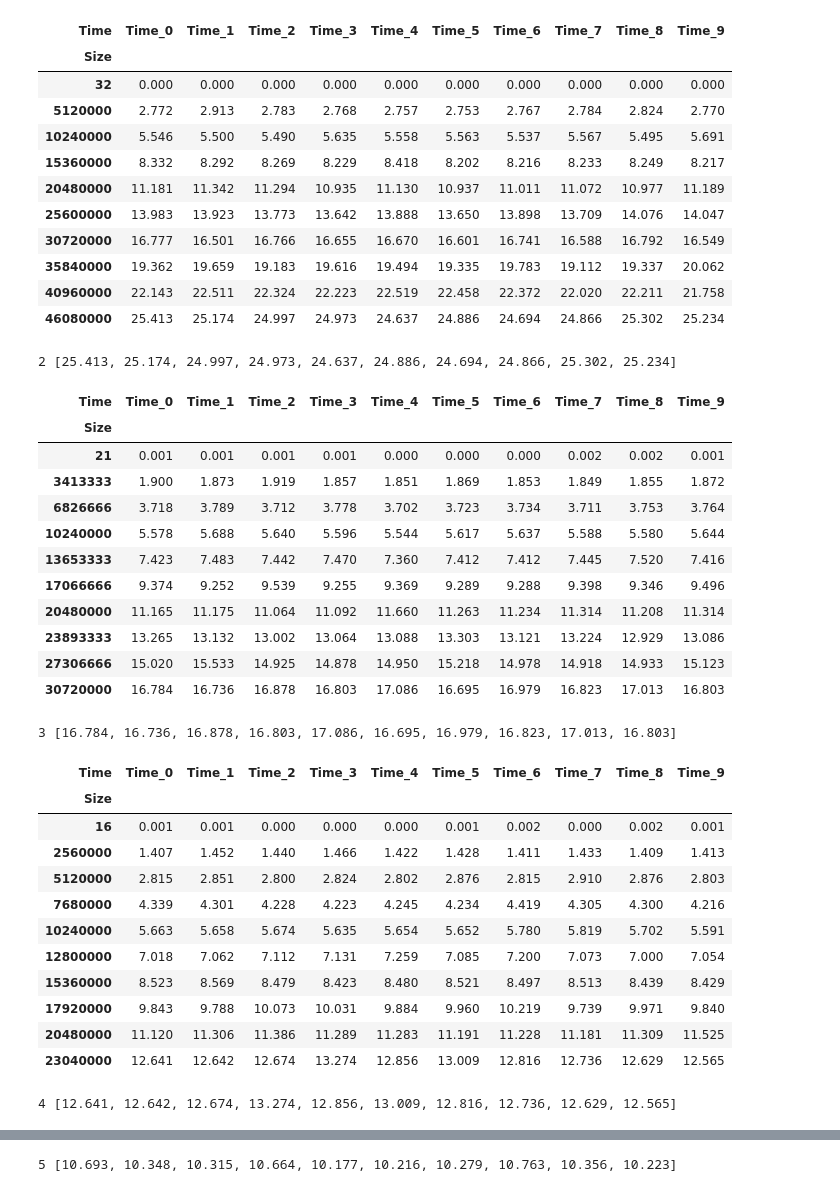
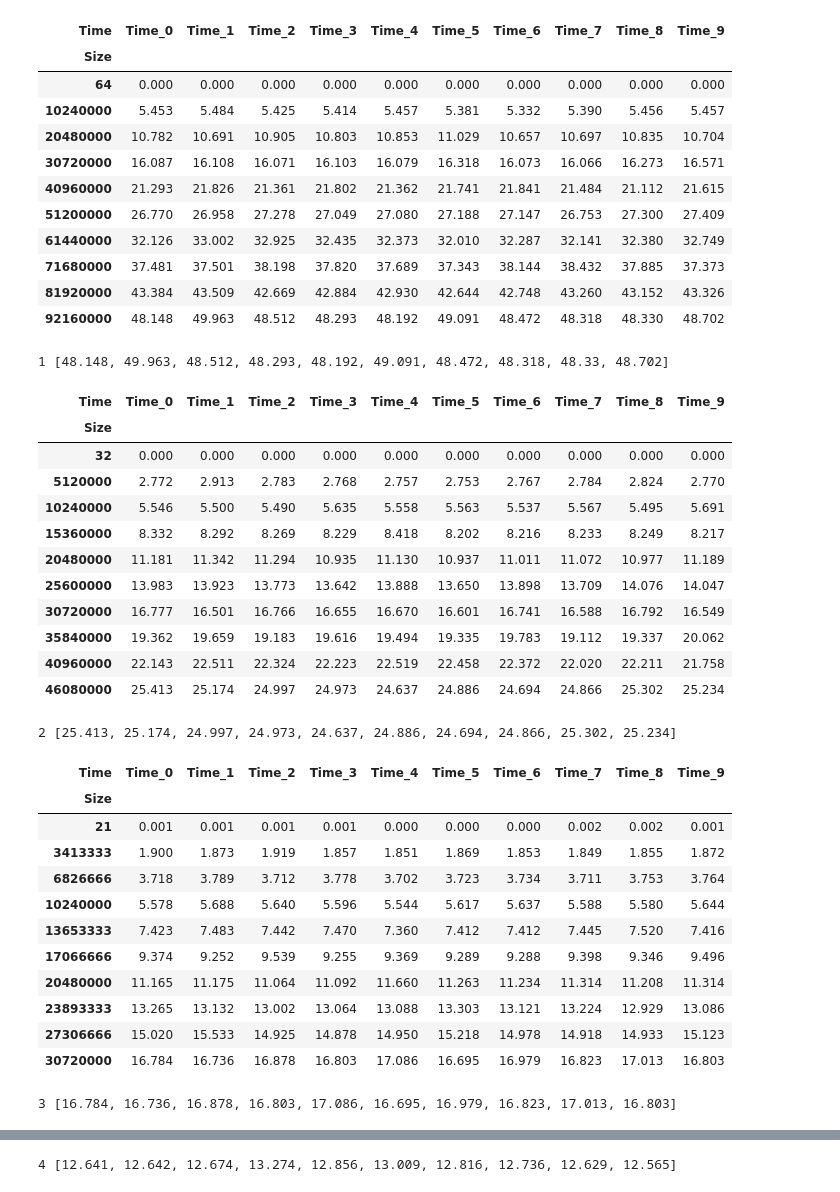
Before and after one commit to cloudmesh/cloudmesh-mpi, a Jupyter notebook: examples/count/analyse.ipynb, the cells around one changed output, grey strips where cells are left out. Drawn from its saved outputs; the diff is of its cells as text; code cells hidden in the pictures.

```diff
--- a/examples/count/analyse.ipynb
+++ b/examples/count/analyse.ipynb
@@ -22,70 +22,71 @@ data = OrderedDict()
 a =  [("gregor", "alienware", 4),
       ("gregor", "alienware", 8),
       ("gregor", "alienware", 16),
       ("gregor", "alienware", 32)]
 i5 = [
-#    ("gregor", "i5", 1),
+    ("gregor", "i5", 1),
     ("gregor", "i5", 2),
     ("gregor", "i5", 3),
     ("gregor", "i5", 4),
       ("gregor", "i5", 5),
       ("gregor", "i5", 6),
       ("gregor", "i5", 7),
       ("gregor", "i5", 8),
       ("gregor", "i5", 9),
       ("gregor", "i5", 10),
       ("gregor", "i5", 11),
       ("gregor", "i5", 12)]
 
 for user, node, processors in i5:
 
     label = f"{user}-{node}-{processors}"
     output = f"benchmark/{user}"
 
     df = pd.read_pickle(f"{output}/{label}-df.pkl")
     display(df)
     row = list(df.iloc[[-1]].values[0])
+    # row = list(df.iloc[[4]].values[0])
     print (processors, row)
     data[str(processors)] = row
 # %% [output]
 | Time | Time_0 | Time_1 | Time_2 | Time_3 | Time_4 | Time_5 | Time_6 | Time_7 | Time_8 | Time_9 |
 | Size |  |  |  |  |  |  |  |  |  |  |
-| 32 | 0.000 | 0.000 | 0.000 | 0.000 | 0.000 | 0.000 | 0.000 | 0.000 | 0.000 | 0.000 |
-| 5120000 | 2.772 | 2.913 | 2.783 | 2.768 | 2.757 | 2.753 | 2.767 | 2.784 | 2.824 | 2.770 |
-| 10240000 | 5.546 | 5.500 | 5.490 | 5.635 | 5.558 | 5.563 | 5.537 | 5.567 | 5.495 | 5.691 |
-| 15360000 | 8.332 | 8.292 | 8.269 | 8.229 | 8.418 | 8.202 | 8.216 | 8.233 | 8.249 | 8.217 |
-| 20480000 | 11.181 | 11.342 | 11.294 | 10.935 | 11.130 | 10.937 | 11.011 | 11.072 | 10.977 | 11.189 |
-| 25600000 | 13.983 | 13.923 | 13.773 | 13.642 | 13.888 | 13.650 | 13.898 | 13.709 | 14.076 | 14.047 |
-| 30720000 | 16.777 | 16.501 | 16.766 | 16.655 | 16.670 | 16.601 | 16.741 | 16.588 | 16.792 | 16.549 |
-| 35840000 | 19.362 | 19.659 | 19.183 | 19.616 | 19.494 | 19.335 | 19.783 | 19.112 | 19.337 | 20.062 |
-| 40960000 | 22.143 | 22.511 | 22.324 | 22.223 | 22.519 | 22.458 | 22.372 | 22.020 | 22.211 | 21.758 |
-| 46080000 | 25.413 | 25.174 | 24.997 | 24.973 | 24.637 | 24.886 | 24.694 | 24.866 | 25.302 | 25.234 |
+| 64 | 0.000 | 0.000 | 0.000 | 0.000 | 0.000 | 0.000 | 0.000 | 0.000 | 0.000 | 0.000 |
+| 10240000 | 5.453 | 5.484 | 5.425 | 5.414 | 5.457 | 5.381 | 5.332 | 5.390 | 5.456 | 5.457 |
+| 20480000 | 10.782 | 10.691 | 10.905 | 10.803 | 10.853 | 11.029 | 10.657 | 10.697 | 10.835 | 10.704 |
+| 30720000 | 16.087 | 16.108 | 16.071 | 16.103 | 16.079 | 16.318 | 16.073 | 16.066 | 16.273 | 16.571 |
+| 40960000 | 21.293 | 21.826 | 21.361 | 21.802 | 21.362 | 21.741 | 21.841 | 21.484 | 21.112 | 21.615 |
+| 51200000 | 26.770 | 26.958 | 27.278 | 27.049 | 27.080 | 27.188 | 27.147 | 26.753 | 27.300 | 27.409 |
+| 61440000 | 32.126 | 33.002 | 32.925 | 32.435 | 32.373 | 32.010 | 32.287 | 32.141 | 32.380 | 32.749 |
+| 71680000 | 37.481 | 37.501 | 38.198 | 37.820 | 37.689 | 37.343 | 38.144 | 38.432 | 37.885 | 37.373 |
+| 81920000 | 43.384 | 43.509 | 42.669 | 42.884 | 42.930 | 42.644 | 42.748 | 43.260 | 43.152 | 43.326 |
+| 92160000 | 48.148 | 49.963 | 48.512 | 48.293 | 48.192 | 49.091 | 48.472 | 48.318 | 48.330 | 48.702 |
-2 [25.413, 25.174, 24.997, 24.973, 24.637, 24.886, 24.694, 24.866, 25.302, 25.234]
+1 [48.148, 49.963, 48.512, 48.293, 48.192, 49.091, 48.472, 48.318, 48.33, 48.702]
 | Time | Time_0 | Time_1 | Time_2 | Time_3 | Time_4 | Time_5 | Time_6 | Time_7 | Time_8 | Time_9 |
 | Size |  |  |  |  |  |  |  |  |  |  |
-| 21 | 0.001 | 0.001 | 0.001 | 0.001 | 0.000 | 0.000 | 0.000 | 0.002 | 0.002 | 0.001 |
-| 3413333 | 1.900 | 1.873 | 1.919 | 1.857 | 1.851 | 1.869 | 1.853 | 1.849 | 1.855 | 1.872 |
-| 6826666 | 3.718 | 3.789 | 3.712 | 3.778 | 3.702 | 3.723 | 3.734 | 3.711 | 3.753 | 3.764 |
-| 10240000 | 5.578 | 5.688 | 5.640 | 5.596 | 5.544 | 5.617 | 5.637 | 5.588 | 5.580 | 5.644 |
-| 13653333 | 7.423 | 7.483 | 7.442 | 7.470 | 7.360 | 7.412 | 7.412 | 7.445 | 7.520 | 7.416 |
-| 17066666 | 9.374 | 9.252 | 9.539 | 9.255 | 9.369 | 9.289 | 9.288 | 9.398 | 9.346 | 9.496 |
-| 20480000 | 11.165 | 11.175 | 11.064 | 11.092 | 11.660 | 11.263 | 11.234 | 11.314 | 11.208 | 11.314 |
-| 23893333 | 13.265 | 13.132 | 13.002 | 13.064 | 13.088 | 13.303 | 13.121 | 13.224 | 12.929 | 13.086 |
-| 27306666 | 15.020 | 15.533 | 14.925 | 14.878 | 14.950 | 15.218 | 14.978 | 14.918 | 14.933 | 15.123 |
-| 30720000 | 16.784 | 16.736 | 16.878 | 16.803 | 17.086 | 16.695 | 16.979 | 16.823 | 17.013 | 16.803 |
+| 32 | 0.000 | 0.000 | 0.000 | 0.000 | 0.000 | 0.000 | 0.000 | 0.000 | 0.000 | 0.000 |
+| 5120000 | 2.772 | 2.913 | 2.783 | 2.768 | 2.757 | 2.753 | 2.767 | 2.784 | 2.824 | 2.770 |
+| 10240000 | 5.546 | 5.500 | 5.490 | 5.635 | 5.558 | 5.563 | 5.537 | 5.567 | 5.495 | 5.691 |
+| 15360000 | 8.332 | 8.292 | 8.269 | 8.229 | 8.418 | 8.202 | 8.216 | 8.233 | 8.249 | 8.217 |
+| 20480000 | 11.181 | 11.342 | 11.294 | 10.935 | 11.130 | 10.937 | 11.011 | 11.072 | 10.977 | 11.189 |
+| 25600000 | 13.983 | 13.923 | 13.773 | 13.642 | 13.888 | 13.650 | 13.898 | 13.709 | 14.076 | 14.047 |
+| 30720000 | 16.777 | 16.501 | 16.766 | 16.655 | 16.670 | 16.601 | 16.741 | 16.588 | 16.792 | 16.549 |
+| 35840000 | 19.362 | 19.659 | 19.183 | 19.616 | 19.494 | 19.335 | 19.783 | 19.112 | 19.337 | 20.062 |
+| 40960000 | 22.143 | 22.511 | 22.324 | 22.223 | 22.519 | 22.458 | 22.372 | 22.020 | 22.211 | 21.758 |
+| 46080000 | 25.413 | 25.174 | 24.997 | 24.973 | 24.637 | 24.886 | 24.694 | 24.866 | 25.302 | 25.234 |
-3 [16.784, 16.736, 16.878, 16.803, 17.086, 16.695, 16.979, 16.823, 17.013, 16.803]
+2 [25.413, 25.174, 24.997, 24.973, 24.637, 24.886, 24.694, 24.866, 25.302, 25.234]
 | Time | Time_0 | Time_1 | Time_2 | Time_3 | Time_4 | Time_5 | Time_6 | Time_7 | Time_8 | Time_9 |
 | Size |  |  |  |  |  |  |  |  |  |  |
-| 16 | 0.001 | 0.001 | 0.000 | 0.000 | 0.000 | 0.001 | 0.002 | 0.000 | 0.002 | 0.001 |
-| 2560000 | 1.407 | 1.452 | 1.440 | 1.466 | 1.422 | 1.428 | 1.411 | 1.433 | 1.409 | 1.413 |
-| 5120000 | 2.815 | 2.851 | 2.800 | 2.824 | 2.802 | 2.876 | 2.815 | 2.910 | 2.876 | 2.803 |
-| 7680000 | 4.339 | 4.301 | 4.228 | 4.223 | 4.245 | 4.234 | 4.419 | 4.305 | 4.300 | 4.216 |
-| 10240000 | 5.663 | 5.658 | 5.674 | 5.635 | 5.654 | 5.652 | 5.780 | 5.819 | 5.702 | 5.591 |
-| 12800000 | 7.018 | 7.062 | 7.112 | 7.131 | 7.259 | 7.085 | 7.200 | 7.073 | 7.000 | 7.054 |
-| 15360000 | 8.523 | 8.569 | 8.479 | 8.423 | 8.480 | 8.521 | 8.497 | 8.513 | 8.439 | 8.429 |
-| 17920000 | 9.843 | 9.788 | 10.073 | 10.031 | 9.884 | 9.960 | 10.219 | 9.739 | 9.971 | 9.840 |
-| 20480000 | 11.120 | 11.306 | 11.386 | 11.289 | 11.283 | 11.191 | 11.228 | 11.181 | 11.309 | 11.525 |
-| 23040000 | 12.641 | 12.642 | 12.674 | 13.274 | 12.856 | 13.009 | 12.816 | 12.736 | 12.629 | 12.565 |
+| 21 | 0.001 | 0.001 | 0.001 | 0.001 | 0.000 | 0.000 | 0.000 | 0.002 | 0.002 | 0.001 |
+| 3413333 | 1.900 | 1.873 | 1.919 | 1.857 | 1.851 | 1.869 | 1.853 | 1.849 | 1.855 | 1.872 |
+| 6826666 | 3.718 | 3.789 | 3.712 | 3.778 | 3.702 | 3.723 | 3.734 | 3.711 | 3.753 | 3.764 |
+| 10240000 | 5.578 | 5.688 | 5.640 | 5.596 | 5.544 | 5.617 | 5.637 | 5.588 | 5.580 | 5.644 |
+| 13653333 | 7.423 | 7.483 | 7.442 | 7.470 | 7.360 | 7.412 | 7.412 | 7.445 | 7.520 | 7.416 |
+| 17066666 | 9.374 | 9.252 | 9.539 | 9.255 | 9.369 | 9.289 | 9.288 | 9.398 | 9.346 | 9.496 |
+| 20480000 | 11.165 | 11.175 | 11.064 | 11.092 | 11.660 | 11.263 | 11.234 | 11.314 | 11.208 | 11.314 |
+| 23893333 | 13.265 | 13.132 | 13.002 | 13.064 | 13.088 | 13.303 | 13.121 | 13.224 | 12.929 | 13.086 |
+| 27306666 | 15.020 | 15.533 | 14.925 | 14.878 | 14.950 | 15.218 | 14.978 | 14.918 | 14.933 | 15.123 |
+| 30720000 | 16.784 | 16.736 | 16.878 | 16.803 | 17.086 | 16.695 | 16.979 | 16.823 | 17.013 | 16.803 |
-4 [12.641, 12.642, 12.674, 13.274, 12.856, 13.009, 12.816, 12.736, 12.629, 12.565]
+3 [16.784, 16.736, 16.878, 16.803, 17.086, 16.695, 16.979, 16.823, 17.013, 16.803]
 | Time | Time_0 | Time_1 | Time_2 | Time_3 | Time_4 | Time_5 | Time_6 | Time_7 | Time_8 | Time_9 |
 | Size |  |  |  |  |  |  |  |  |  |  |
@@ -102,3 +103,3 @@ for user, node, processors in i5:
-5 [10.693, 10.348, 10.315, 10.664, 10.177, 10.216, 10.279, 10.763, 10.356, 10.223]
+4 [12.641, 12.642, 12.674, 13.274, 12.856, 13.009, 12.816, 12.736, 12.629, 12.565]
 | Time | Time_0 | Time_1 | Time_2 | Time_3 | Time_4 | Time_5 | Time_6 | Time_7 | Time_8 | Time_9 |
 | Size |  |  |  |  |  |  |  |  |  |  |
```
Also changed, not shown: parts of 6 cells of this notebook, 30 other files.
